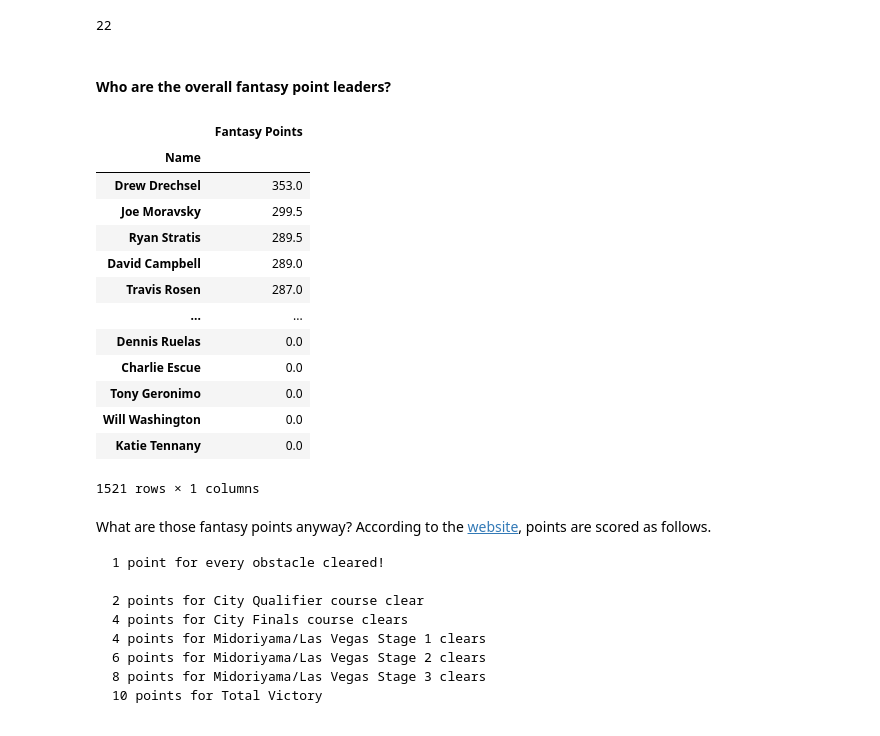
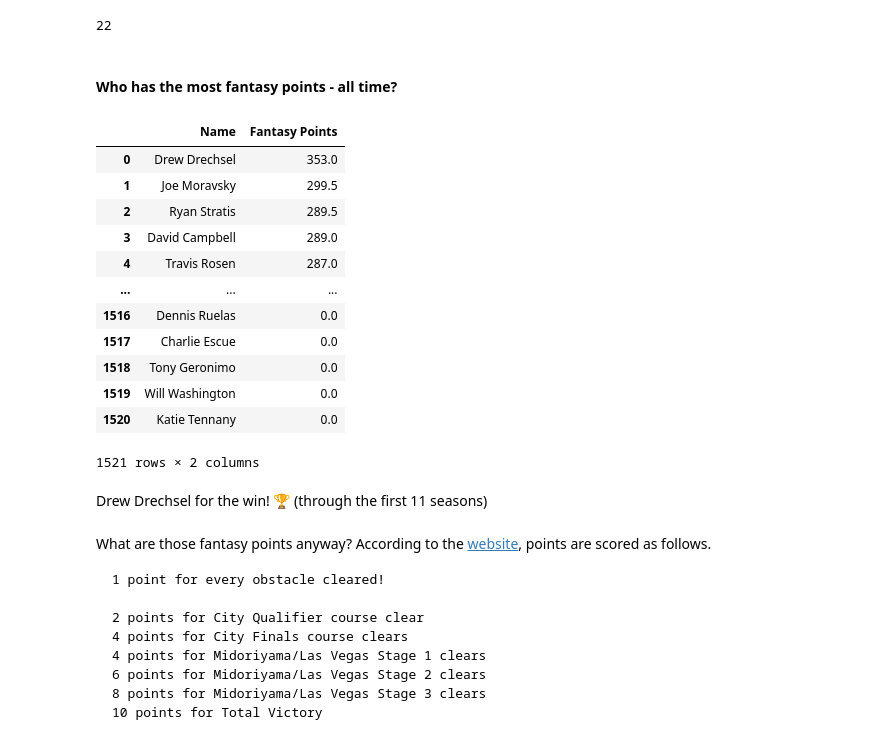
Before and after one commit to discdiver/ninja-warrior-analysis, a Jupyter notebook: analysis.ipynb, the cells around one changed output. Saved outputs shown, nothing was run; the diff lists cells and outputs as text; code cells hidden in the pictures.

```diff
--- a/analysis.ipynb
+++ b/analysis.ipynb
@@ -55,26 +60,25 @@ df_appearances[df_appearances['Appearances'] >= 7].count()['Appearances']
 # %% [output]
 22
 # %% [markdown]
-#### Who are the overall fantasy point leaders?
+#### Who has the most fantasy points - all time?
 # %%
 df_totals = (
     df.groupby(["Name"])
     .sum()
     .sort_values(by="Fantasy Points", ascending=False)[["Fantasy Points"]]
-)
+).reset_index()
 df_totals
 # %% [output]
-|  | Fantasy Points |
-| Name |  |
-| Drew Drechsel | 353.0 |
-| Joe Moravsky | 299.5 |
-| Ryan Stratis | 289.5 |
-| David Campbell | 289.0 |
-| Travis Rosen | 287.0 |
-| ... | ... |
-| Dennis Ruelas | 0.0 |
-| Charlie Escue | 0.0 |
-| Tony Geronimo | 0.0 |
-| Will Washington | 0.0 |
-| Katie Tennany | 0.0 |
+|  | Name | Fantasy Points |
+| 0 | Drew Drechsel | 353.0 |
+| 1 | Joe Moravsky | 299.5 |
+| 2 | Ryan Stratis | 289.5 |
+| 3 | David Campbell | 289.0 |
+| 4 | Travis Rosen | 287.0 |
+| ... | ... | ... |
+| 1516 | Dennis Ruelas | 0.0 |
+| 1517 | Charlie Escue | 0.0 |
+| 1518 | Tony Geronimo | 0.0 |
+| 1519 | Will Washington | 0.0 |
+| 1520 | Katie Tennany | 0.0 |
-1521 rows × 1 columns
+1521 rows × 2 columns
@@ -89,3 +96,5 @@ fig2.update_layout(
+# %% [markdown]
+Drew Drechsel for the win! 🏆 (through the first 11 seasons)
 # %% [markdown]
 What are those fantasy points anyway? According to the [website](http://www.anwfantasy.com/how-to-play/), points are scored as follows.
 
```
Also changed, not shown: parts of 28 cells of this notebook.
